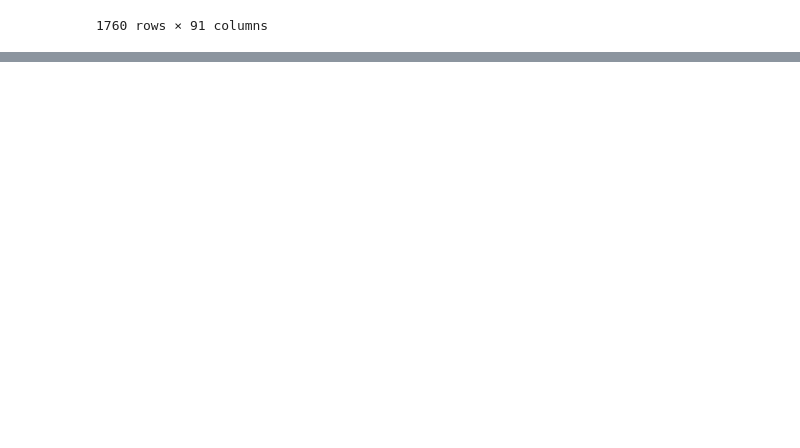
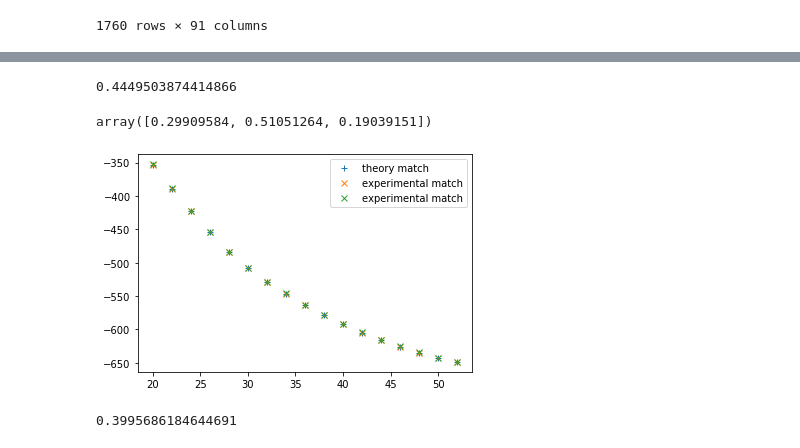
Before and after one commit to MAtthewCrow12/CrowleyDLP, a Jupyter notebook: overlaps_example.ipynb, the cells around one changed output, grey strips where cells are left out. Cells and saved outputs as stored; diff of their text form; code cells hidden in the pictures; blank space fills up the shorter version.

```diff
--- a/overlaps_example.ipynb
+++ b/overlaps_example.ipynb
@@ -465,0 +494,12 @@ The ideal feature would have a large overlap so that there's no nuclei where the
+# %%
+X = np.transpose(np.stack((exp_match['quadrupole-moment_p'],
+                           exp_match['spin-orbit-energy'],
+                           exp_match['beta2-deformation_p'])))
+#exp_match['beta2-deformation_n'],
+#                           exp_match['LN-beta2-deformation_n'],
+#                           exp_match['pairing-gap_n'],
+#                           exp_match['beta2-deformation_p'])))
+y =exp_match_diff
+X_train, X_test, y_train, y_test = train_test_split(X,y, test_size = 0.25, random_state=42 )
+# %%
+rf.fit(X_train,y_train)
@@ -465,0 +514,31 @@ The ideal feature would have a large overlap so that there's no nuclei where the
+# %%
+rf_prediction_train       =rf.predict(X_train)
+rf_prediction_test        =rf.predict(X_test)
+rf_prediction_train_test  =rf.predict(X)
+exp_match["rf_predictions"]=rf_prediction_train_test
+# %%
+rf.score(X_test,y_test)
+# %% [output]
+0.4449503874414866
+# %%
+rf.feature_importances_
+# %% [output]
+array([0.29909584, 0.51051264, 0.19039151])
+# %%
+Ni_match   = exp_match.loc[exp_match["proton_number"]==28]
+Ni_theory  = theory_only.loc[theory_only["proton_number"]==28]
+# %%
+#plt.plot(Ni_theory['neutron_number'], Ni_theory['energy'], 'x', label='theory only')
+plt.plot(Ni_match['neutron_number'], Ni_match['energy'], '+', label='theory match')
+#plt.plot(Ni_match['neutron_number'], Ni_match['exp_energy'], 'x', label='experimental match')
+plt.plot(Ni_match['neutron_number'], Ni_match['exp_energy']+Ni_match['exp_theory_diff'], 'x', label='experimental match')
+plt.plot(Ni_match['neutron_number'], Ni_match['exp_energy']+Ni_match['rf_predictions'], 'x', label='rf_predictions match')
+
+plt.legend()
+plt.show()
+# %% [output]
+[figure, added]
+# %%
+mean_squared_error(Ni_match['exp_theory_diff'],Ni_match['rf_predictions'])
+# %% [output]
+0.3995686184644691
```
Also changed, not shown: parts of 34 cells of this notebook, 2 other files.
